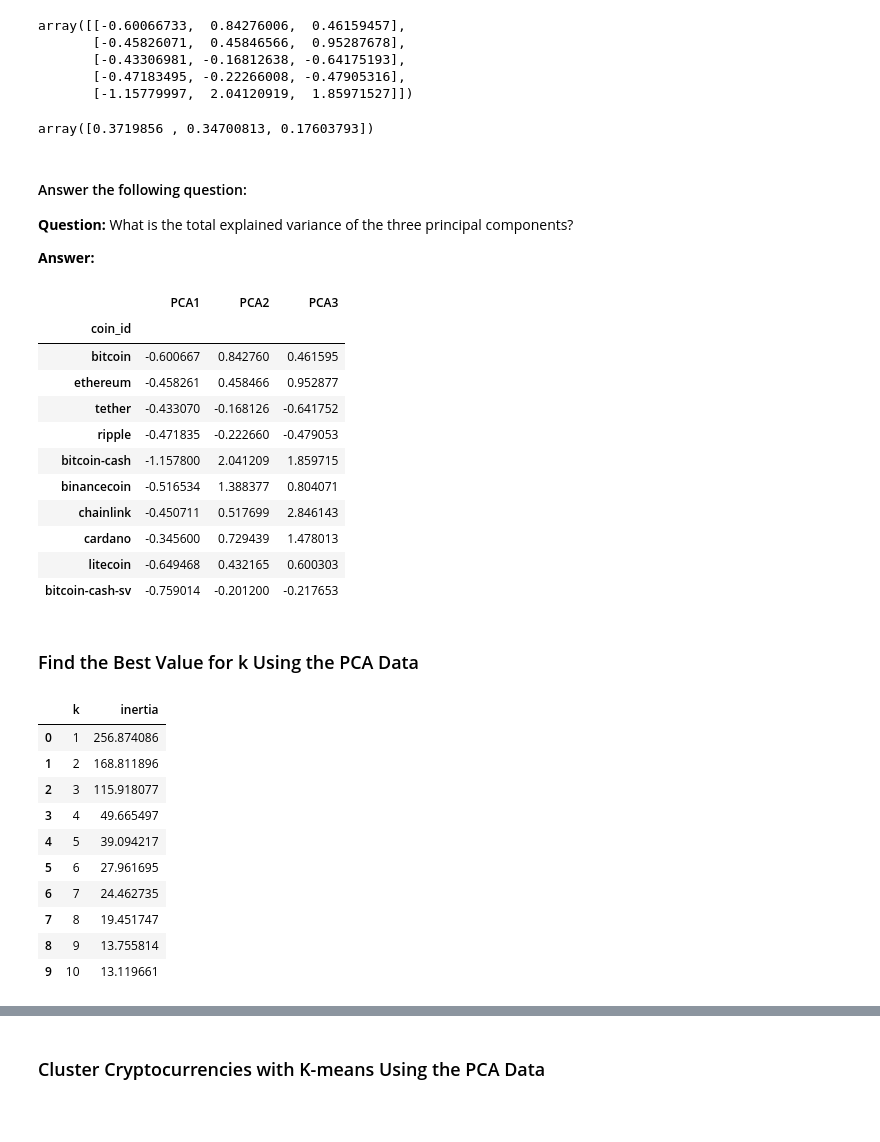
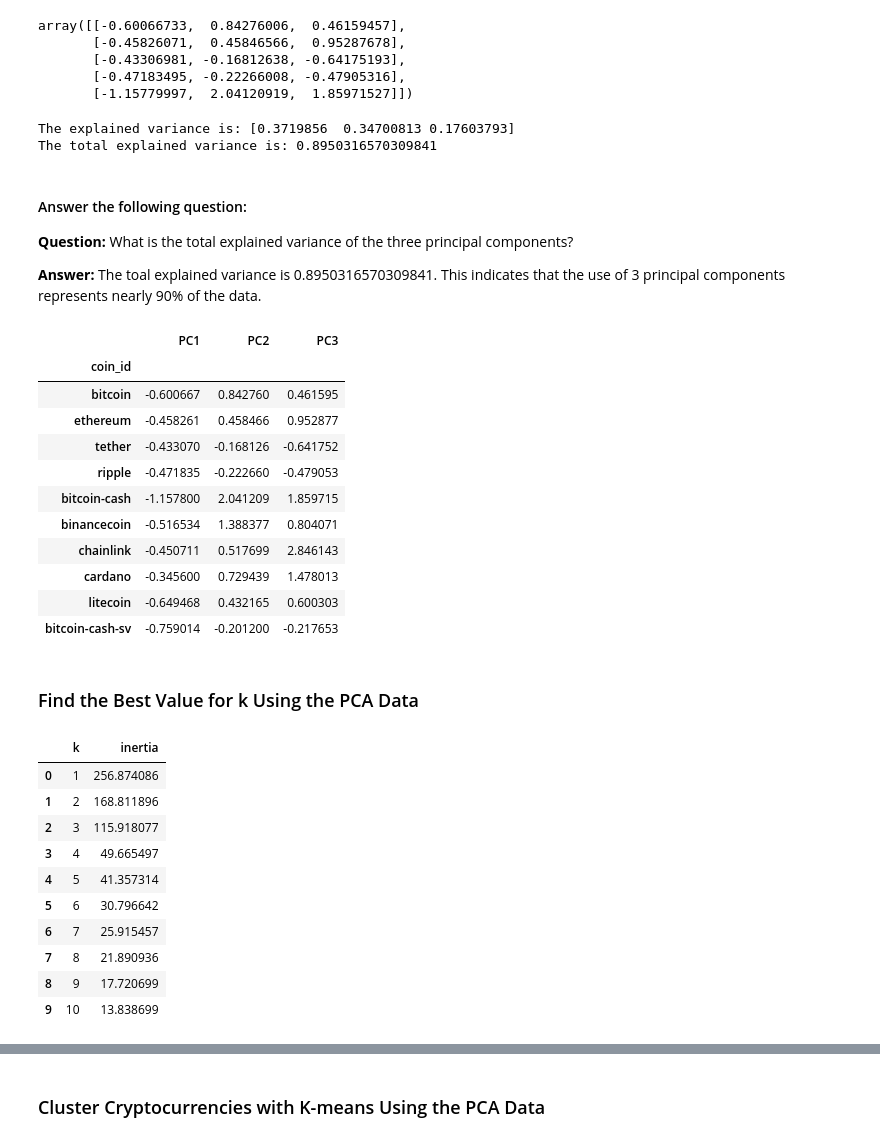
Before and after one commit to Darshous/CryptoClustering, a Jupyter notebook: Crypto_Clustering.ipynb, the cells around one changed output, grey strips where cells are left out. Cells and saved outputs as stored; diff of their text form; code cells hidden in the pictures; blank space fills up the shorter version.

```diff
--- a/Crypto_Clustering.ipynb
+++ b/Crypto_Clustering.ipynb
@@ -110,2 +150,3 @@ market_data_df.describe()
 # %%
 # Fit the K-Means model using the scaled data
+model.fit(market_data_df_scaled)
@@ -137,11 +200,13 @@ market_data_df.describe()
 ### Optimize Clusters with Principal Component Analysis.
 # %%
 # Create a PCA model instance and set `n_components=3`.
+pca = PCA(n_components=3)
 # %%
 # Use the PCA model with `fit_transform` on the original scaled DataFrame to reduce to three principal components.
-
+pca_data = pca.fit_transform(market_data_df_scaled)
 
 # View the first five rows of the DataFrame.
+pca_data[:5]
 # %% [output]
 array([[-0.60066733,  0.84276006,  0.46159457],
        [-0.45826071,  0.45846566,  0.95287678],
@@ -150,30 +215,35 @@ array([[-0.60066733,  0.84276006,  0.46159457],
        [-1.15779997,  2.04120919,  1.85971527]])
 # %%
 # Retrieve the explained variance to determine how much information  can be attributed to each principal component.
+explained_variance = pca.explained_variance_ratio_
+total_variance = np.sum(explained_variance)
+print(f"The explained variance is: {explained_variance}")
+print(f"The total explained variance is: {total_variance}")
 # %% [output]
-array([0.3719856 , 0.34700813, 0.17603793])
+The explained variance is: [0.3719856  0.34700813 0.17603793]
+The total explained variance is: 0.8950316570309841
 # %% [markdown]
 #### Answer the following question:
 
 **Question:** What is the total explained variance of the three principal components?
 
-**Answer:**
+**Answer:** The toal explained variance is 0.8950316570309841.  This indicates that the use of 3 principal components represents nearly 90% of the data.
 # %%
 # Create a new DataFrame with the PCA data.
 # Note: The code for this step is provided for you
-
-# Creating a DataFrame with the PCA data
-
-
+new_df_pca = pd.DataFrame(
+    data=pca_data, columns=["PC1", "PC2", "PC3"], index=market_data_df.index
+)
 # Copy the crypto names from the original data
-
+crypto_names = market_data_df.index
 
 # Set the coinid column as index
-
+crypto_names_df = pd.DataFrame(crypto_names, columns=["coin_id"])
 
 # Display sample data
+new_df_pca.head(10)
 # %% [output]
-|  | PCA1 | PCA2 | PCA3 |
+|  | PC1 | PC2 | PC3 |
 | coin_id |  |  |  |
 | bitcoin | -0.600667 | 0.842760 | 0.461595 |
 | ethereum | -0.458261 | 0.458466 | 0.952877 |
@@ -190,37 +260,41 @@ array([0.3719856 , 0.34700813, 0.17603793])
 # %%
 # Create a list with the number of k-values to try
 # Use a range from 1 to 11
-
+k_values = range(1, 11)
 
 # Create an empty list to store the inertia values
-
+inertia = []
 
 # Create a for loop to compute the inertia with each possible value of k
 # Inside the loop:
 # 1. Create a KMeans model using the loop counter for the n_clusters
 # 2. Fit the model to the data using PCA DataFrame.
 # 3. Append the model.inertia_ to the inertia list
-
+for k in k_values:
+    model = KMeans(n_clusters=k, random_state=0, n_init='auto')
+    model.fit(new_df_pca)
+    inertia.append(model.inertia_)
 
 # Create a dictionary with the data to plot the Elbow curve
-
+new_df_pca = {"k": k_values, "inertia": inertia}
 
 # Create a DataFrame with the data to plot the Elbow curve
-
+new_df_pca_plot = pd.DataFrame(new_df_pca)
 
 # Display the DataFrame
+new_df_pca_plot
 # %% [output]
 |  | k | inertia |
 | 0 | 1 | 256.874086 |
 | 1 | 2 | 168.811896 |
 | 2 | 3 | 115.918077 |
 | 3 | 4 | 49.665497 |
-| 4 | 5 | 39.094217 |
-| 5 | 6 | 27.961695 |
-| 6 | 7 | 24.462735 |
-| 7 | 8 | 19.451747 |
-| 8 | 9 | 13.755814 |
-| 9 | 10 | 13.119661 |
+| 4 | 5 | 41.357314 |
+| 5 | 6 | 30.796642 |
+| 6 | 7 | 25.915457 |
+| 7 | 8 | 21.890936 |
+| 8 | 9 | 17.720699 |
+| 9 | 10 | 13.838699 |
 # %%
 # Plot a line chart with all the inertia values computed with
 # the different values of k to visually identify the optimal value for k.
```
Also changed, not shown: parts of 24 cells of this notebook.
